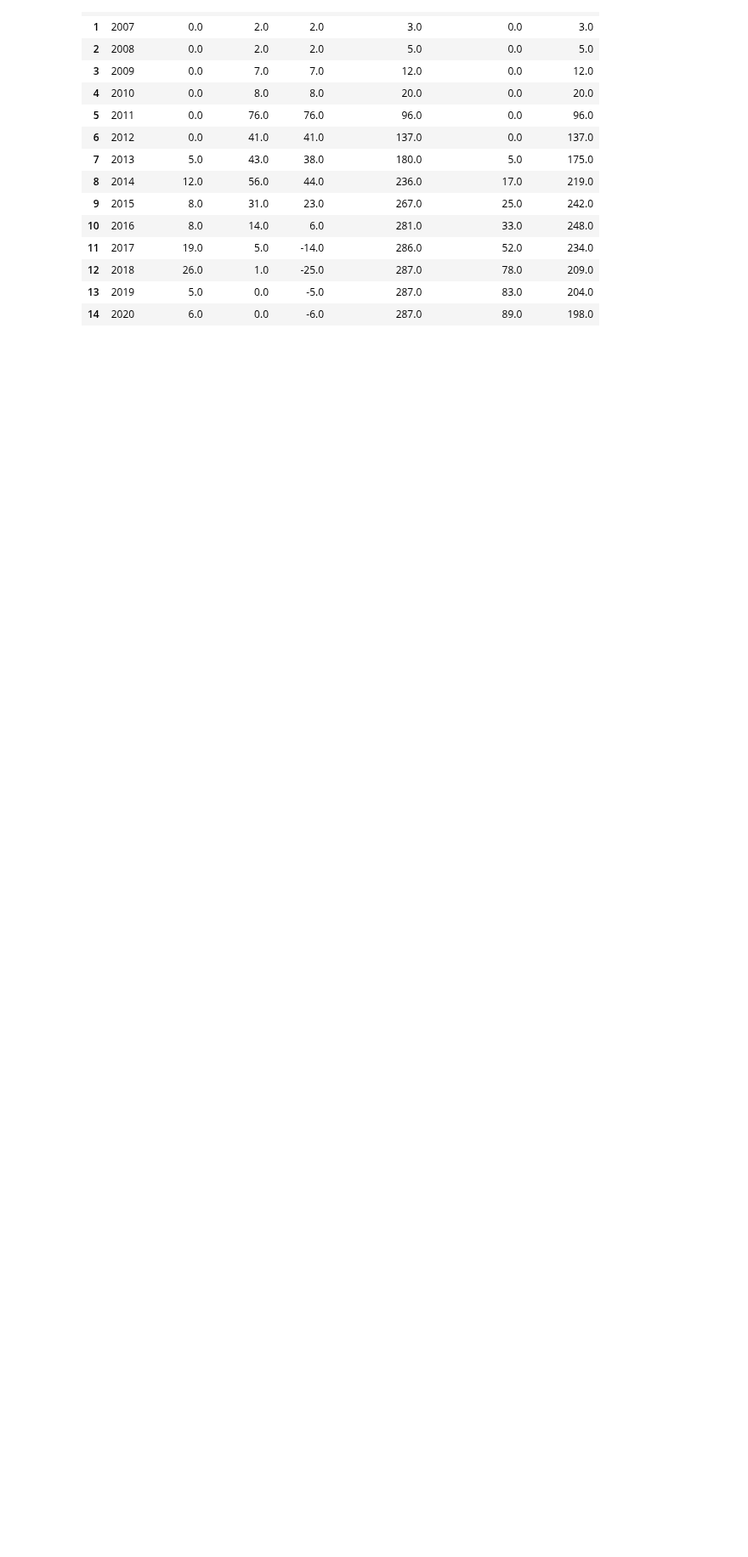
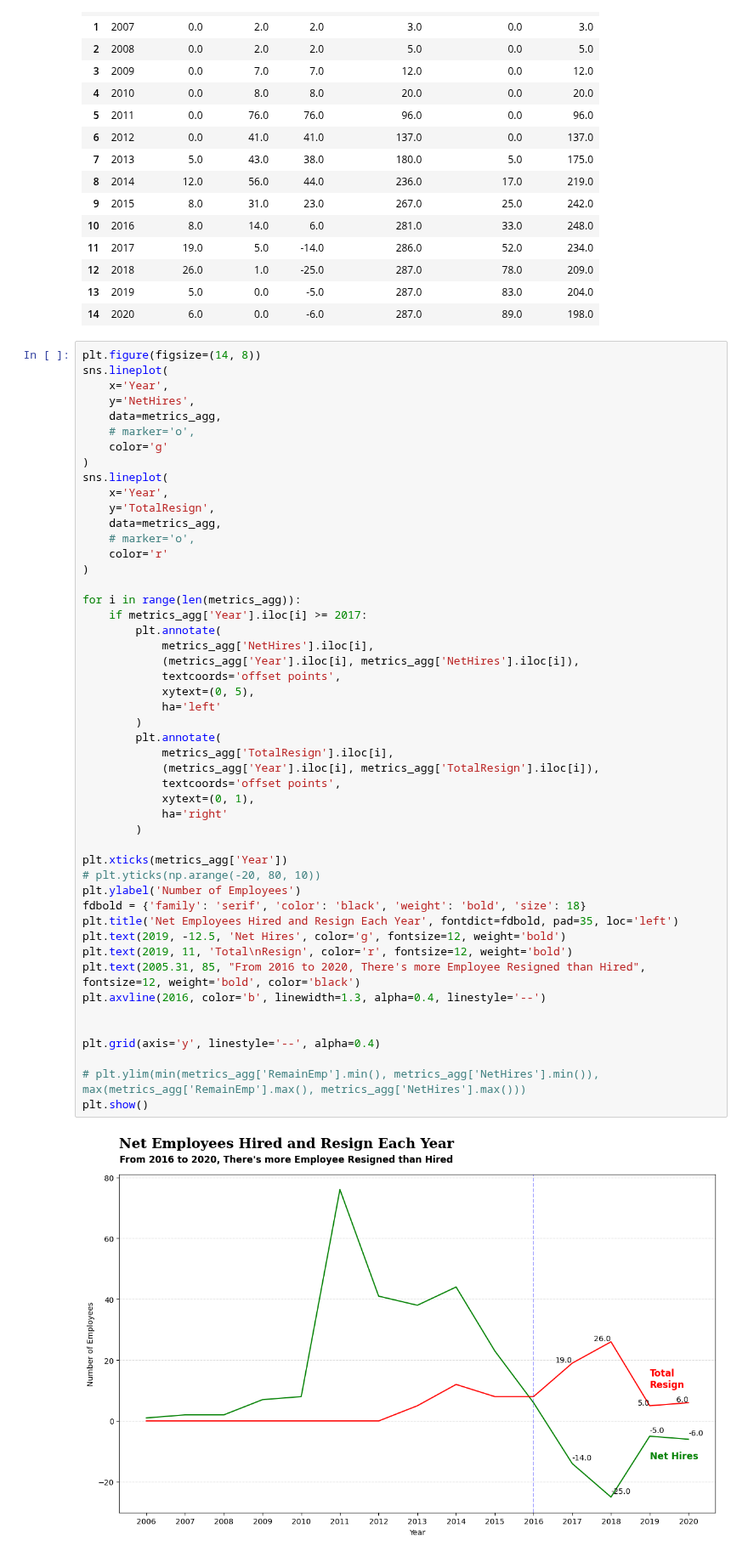
Before and after one commit to azaryasph/Improving-Employee-Retention-By-Predicting-Employee-Attrition-Using-Machine-Learning, a Jupyter notebook: notebook/predict_employee_attrition.ipynb, the cells around one changed output. Shown at 85% size. Saved outputs shown, nothing was run; the diff lists cells and outputs as text; blank space fills up the shorter version.

Commit message:
chore: complete visual for annual report empl changes

```diff
--- a/notebook/predict_employee_attrition.ipynb
+++ b/notebook/predict_employee_attrition.ipynb
@@ -384,4 +384,55 @@ metrics_agg
 | 12 | 2018 | 26.0 | 1.0 | -25.0 | 287.0 | 78.0 | 209.0 |
 | 13 | 2019 | 5.0 | 0.0 | -5.0 | 287.0 | 83.0 | 204.0 |
 | 14 | 2020 | 6.0 | 0.0 | -6.0 | 287.0 | 89.0 | 198.0 |
+# %%
+plt.figure(figsize=(14, 8))
+sns.lineplot(
+    x='Year',
+    y='NetHires',
+    data=metrics_agg,
+    # marker='o',
+    color='g'
+)
+sns.lineplot(
+    x='Year',
+    y='TotalResign',
+    data=metrics_agg,
+    # marker='o',
+    color='r'
+)
+
+for i in range(len(metrics_agg)):
+    if metrics_agg['Year'].iloc[i] >= 2017:
+        plt.annotate(
+            metrics_agg['NetHires'].iloc[i],
+            (metrics_agg['Year'].iloc[i], metrics_agg['NetHires'].iloc[i]),
+            textcoords='offset points',
+            xytext=(0, 5),
+            ha='left'
+        )
+        plt.annotate(
+            metrics_agg['TotalResign'].iloc[i],
+            (metrics_agg['Year'].iloc[i], metrics_agg['TotalResign'].iloc[i]),
+            textcoords='offset points',
+            xytext=(0, 1),
+            ha='right'
+        )
+
+plt.xticks(metrics_agg['Year'])
+# plt.yticks(np.arange(-20, 80, 10))
+plt.ylabel('Number of Employees')
+fdbold = {'family': 'serif', 'color': 'black', 'weight': 'bold', 'size': 18}
+plt.title('Net Employees Hired and Resign Each Year', fontdict=fdbold, pad=35, loc='left')
+plt.text(2019, -12.5, 'Net Hires', color='g', fontsize=12, weight='bold')
+plt.text(2019, 11, 'Total\nResign', color='r', fontsize=12, weight='bold')
+plt.text(2005.31, 85, "From 2016 to 2020, There's more Employee Resigned than Hired", fontsize=12, weight='bold', color='black')
+plt.axvline(2016, color='b', linewidth=1.3, alpha=0.4, linestyle='--')
+
+
+plt.grid(axis='y', linestyle='--', alpha=0.4)
+
+# plt.ylim(min(metrics_agg['RemainEmp'].min(), metrics_agg['NetHires'].min()), max(metrics_agg['RemainEmp'].max(), metrics_agg['NetHires'].max()))
+plt.show()
+# %% [output]
+[figure, added]
 # %%
```
Also changed, not shown: parts of 3 cells of this notebook.
